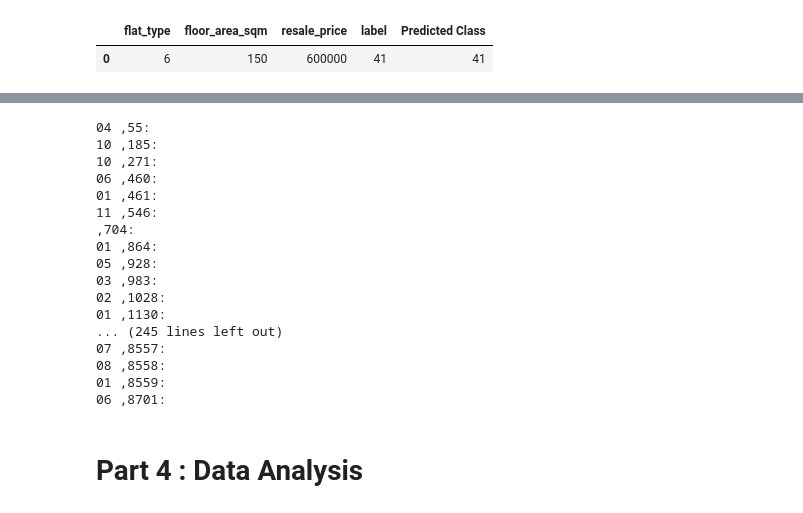
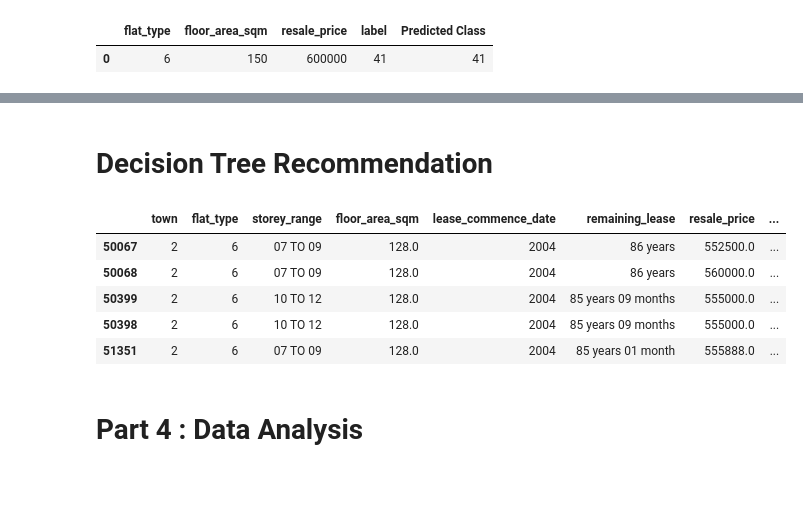
Before and after one commit to Bcwz/hdb, a Jupyter notebook: hdb.ipynb, the cells around one changed output, grey strips where cells are left out. Cells and saved outputs as stored; diff of their text form; code cells hidden in the pictures; blank space fills up the shorter version.

```diff
--- a/hdb.ipynb
+++ b/hdb.ipynb
@@ -835,6 +823,0 @@ Return dataset for predicted label
-# %%
-dfPredicted= pd.DataFrame()
-for i in dfClassified.index:
-    if int(dfClassified.label[i]) == int(predicted):
-        dfPredicted = dfPredicted.append(dfTrim.loc[i])
-        print(dfPredicted)
@@ -860,29 +824,25 @@ KeyError: 8702
-# %%
-for j in dfPredicted.index:
-    df_years = float(dfPredicted.remaining_lease[j][None:2])
-    #print(df_years)
-    df_month = (dfPredicted.remaining_lease[j].replace("months","").replace("month","")[9:None])
-    print('{0},{1}:'.format(df_month,j))
-    #totalRemainingYear = (df_years) + ((df_month)/12)
-    #print('{0}\n'.format(totalRemainingYear))
-# %% [output]
-04 ,55:
-10 ,185:
-10 ,271:
-06 ,460:
-01 ,461:
-11 ,546:
-,704:
-01 ,864:
-05 ,928:
-03 ,983:
-02 ,1028:
-01 ,1130:
-... (245 lines left out)
-07 ,8557:
-08 ,8558:
-01 ,8559:
-06 ,8701:
+# %% [markdown]
+# Decision Tree Recommendation
+# %%
+dfResult = dfClassified.loc[dfClassified['label'] == predY[0]]
+
+value = []
+for i in dfResult.index:
+    text = dfResult['remaining_lease'][i]
+    head, sep, tail = text.partition(' ')
+    price = dfResult['resale_price'][i]
+
+    value.append(float(price) / float(head))
+
+dfResult.insert(9, "value_of_house", value, True)
+dfResult.sort_values(by=['value_of_house']).head()
+# %% [output]
+|  | town | flat_type | storey_range | floor_area_sqm | lease_commence_date | remaining_lease | resale_price | ... |
+| 50067 | 2 | 6 | 07 TO 09 | 128.0 | 2004 | 86 years | 552500.0 | ... |
+| 50068 | 2 | 6 | 07 TO 09 | 128.0 | 2004 | 86 years | 560000.0 | ... |
+| 50399 | 2 | 6 | 10 TO 12 | 128.0 | 2004 | 85 years 09 months | 555000.0 | ... |
+| 50398 | 2 | 6 | 10 TO 12 | 128.0 | 2004 | 85 years 09 months | 555000.0 | ... |
+| 51351 | 2 | 6 | 07 TO 09 | 128.0 | 2004 | 85 years 01 month | 555888.0 | ... |
 # %% [markdown]
 # Part 4 : Data Analysis
 # %% [markdown]
```
Also changed, not shown: parts of 10 cells of this notebook.
